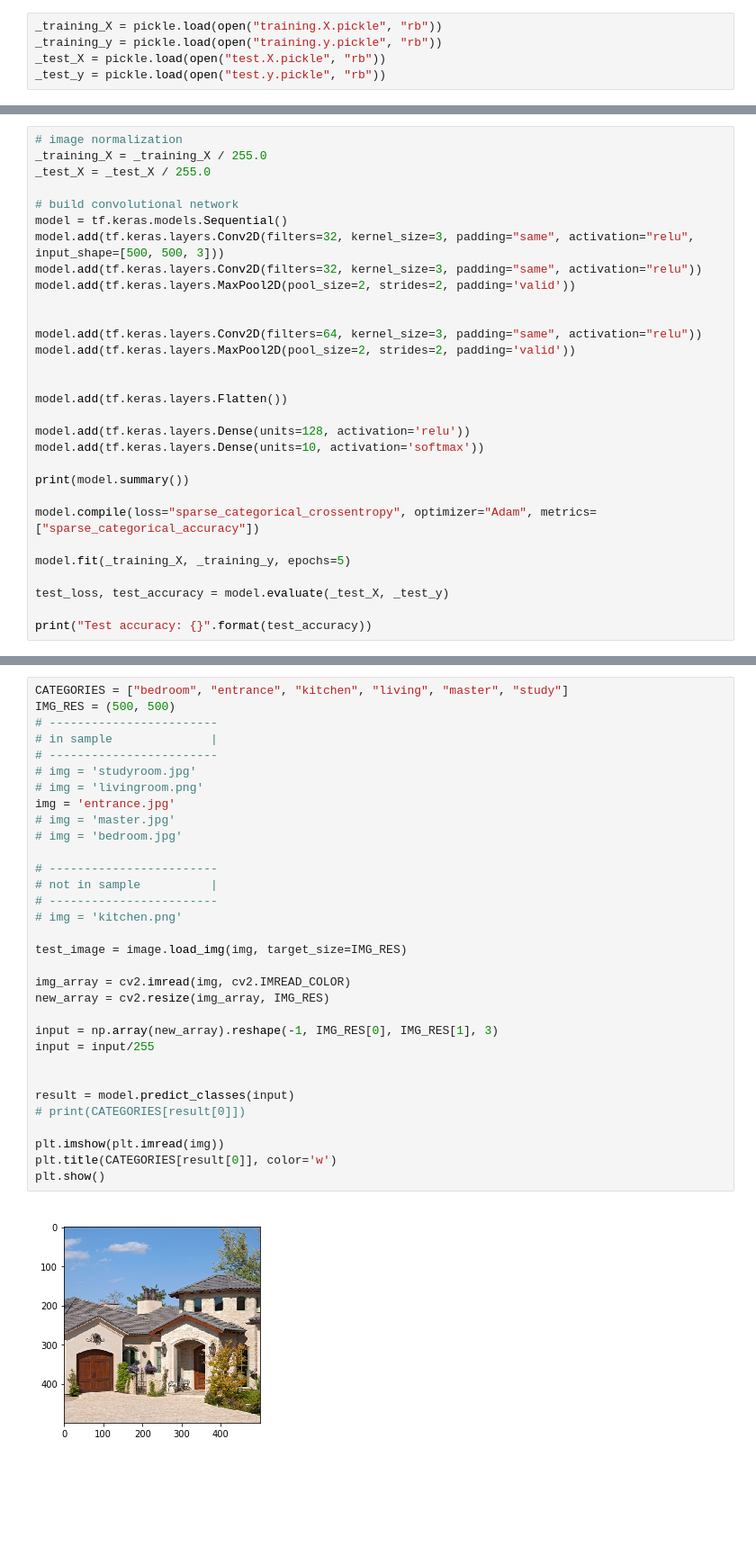
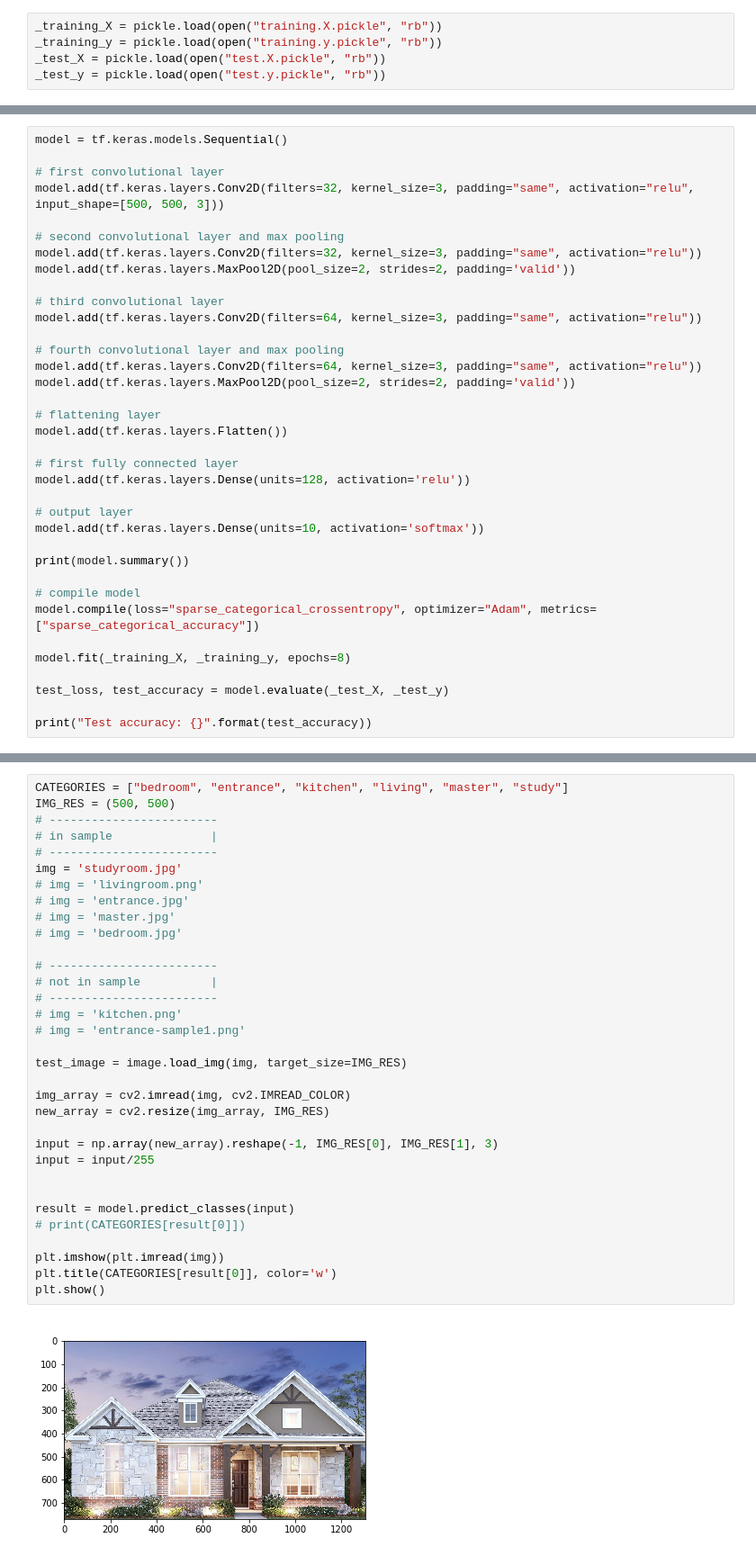
Before and after one commit to nmorado/adhoc, a Jupyter notebook: fengshui.ipynb, the cells around one changed output, grey strips where cells are left out. Shown: that part at 90% size. Drawn from its saved outputs; the diff is of its cells as text; blank space fills up the shorter version.

```diff
--- a/fengshui.ipynb
+++ b/fengshui.ipynb
@@ -26,29 +38,35 @@ _test_y = pickle.load(open("test.y.pickle", "rb"))
 # %%
-# image normalization
-_training_X = _training_X / 255.0
-_test_X = _test_X / 255.0
+model = tf.keras.models.Sequential()
 
-# build convolutional network
-model = tf.keras.models.Sequential()
+# first convolutional layer
 model.add(tf.keras.layers.Conv2D(filters=32, kernel_size=3, padding="same", activation="relu", input_shape=[500, 500, 3]))
+
+# second convolutional layer and max pooling
 model.add(tf.keras.layers.Conv2D(filters=32, kernel_size=3, padding="same", activation="relu"))
 model.add(tf.keras.layers.MaxPool2D(pool_size=2, strides=2, padding='valid'))
 
+# third convolutional layer
+model.add(tf.keras.layers.Conv2D(filters=64, kernel_size=3, padding="same", activation="relu"))
 
+# fourth convolutional layer and max pooling
 model.add(tf.keras.layers.Conv2D(filters=64, kernel_size=3, padding="same", activation="relu"))
 model.add(tf.keras.layers.MaxPool2D(pool_size=2, strides=2, padding='valid'))
 
-
+# flattening layer
 model.add(tf.keras.layers.Flatten())
 
+# first fully connected layer
 model.add(tf.keras.layers.Dense(units=128, activation='relu'))
+
+# output layer
 model.add(tf.keras.layers.Dense(units=10, activation='softmax'))
 
 print(model.summary())
 
+# compile model
 model.compile(loss="sparse_categorical_crossentropy", optimizer="Adam", metrics=["sparse_categorical_accuracy"])
 
-model.fit(_training_X, _training_y, epochs=5)
+model.fit(_training_X, _training_y, epochs=8)
 
 test_loss, test_accuracy = model.evaluate(_test_X, _test_y)
 
@@ -79,33 +99,34 @@ Test an image
 CATEGORIES = ["bedroom", "entrance", "kitchen", "living", "master", "study"]
 IMG_RES = (500, 500)
 # ------------------------
 # in sample              |
 # ------------------------
-# img = 'studyroom.jpg'
+img = 'studyroom.jpg'
 # img = 'livingroom.png'
-img = 'entrance.jpg'
+# img = 'entrance.jpg'
 # img = 'master.jpg'
 # img = 'bedroom.jpg'
 
 # ------------------------
 # not in sample          |
 # ------------------------
 # img = 'kitchen.png'
+# img = 'entrance-sample1.png'
 
 test_image = image.load_img(img, target_size=IMG_RES)
 
 img_array = cv2.imread(img, cv2.IMREAD_COLOR)
 new_array = cv2.resize(img_array, IMG_RES)
 
 input = np.array(new_array).reshape(-1, IMG_RES[0], IMG_RES[1], 3)
 input = input/255
 
 
 result = model.predict_classes(input)
 # print(CATEGORIES[result[0]])
 
 plt.imshow(plt.imread(img))
 plt.title(CATEGORIES[result[0]], color='w')
 plt.show()
 # %% [output]
-[figure, old version]
+[figure, new version]
```
Also changed, not shown: parts of 12 cells of this notebook.
